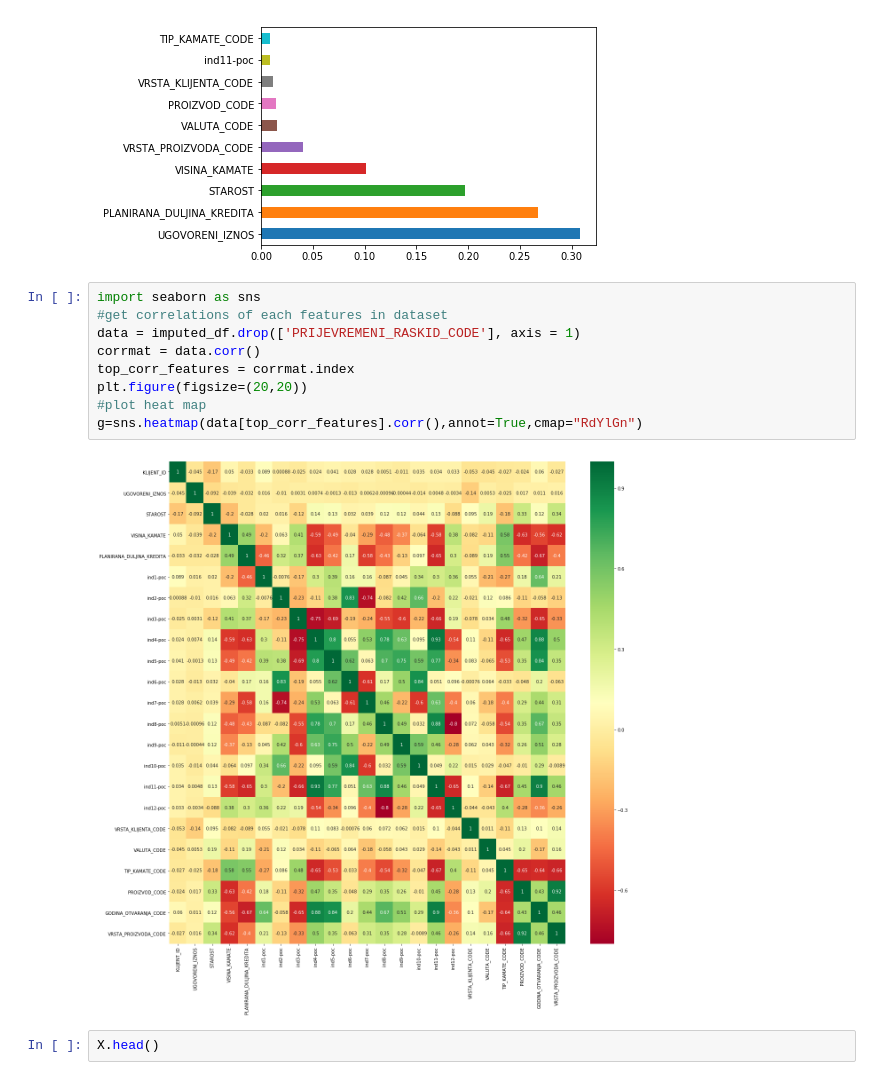
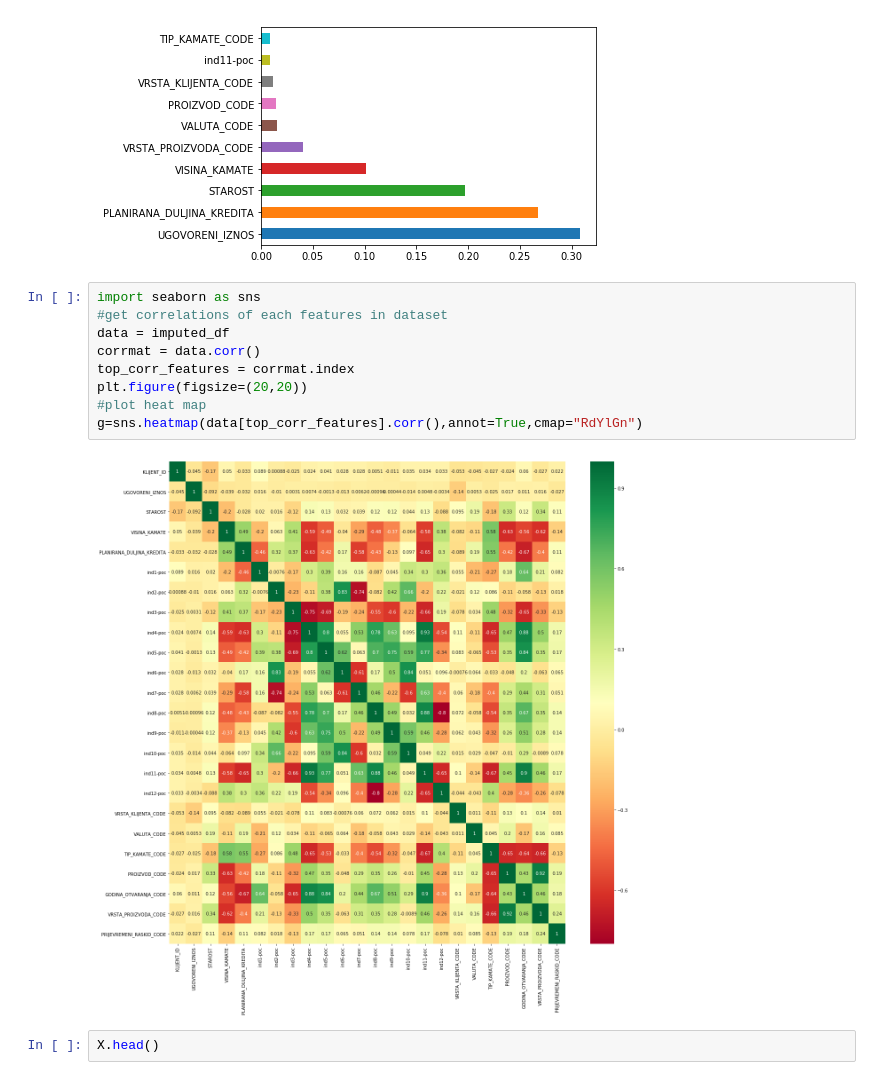
Before and after one commit to drajsel/Outliers, a Jupyter notebook: features.ipynb, the cells around one changed output. Cells and saved outputs as stored; diff of their text form.

```diff
--- a/features.ipynb
+++ b/features.ipynb
@@ -440,14 +440,14 @@ plt.show()
 # %%
 import seaborn as sns
 #get correlations of each features in dataset
-data = imputed_df.drop(['PRIJEVREMENI_RASKID_CODE'], axis = 1)
+data = imputed_df
 corrmat = data.corr()
 top_corr_features = corrmat.index
 plt.figure(figsize=(20,20))
 #plot heat map
 g=sns.heatmap(data[top_corr_features].corr(),annot=True,cmap="RdYlGn")
 # %% [output]
-[figure, old version]
+[figure, new version]
 # %%
 X.head()
 # %% [output]
```
